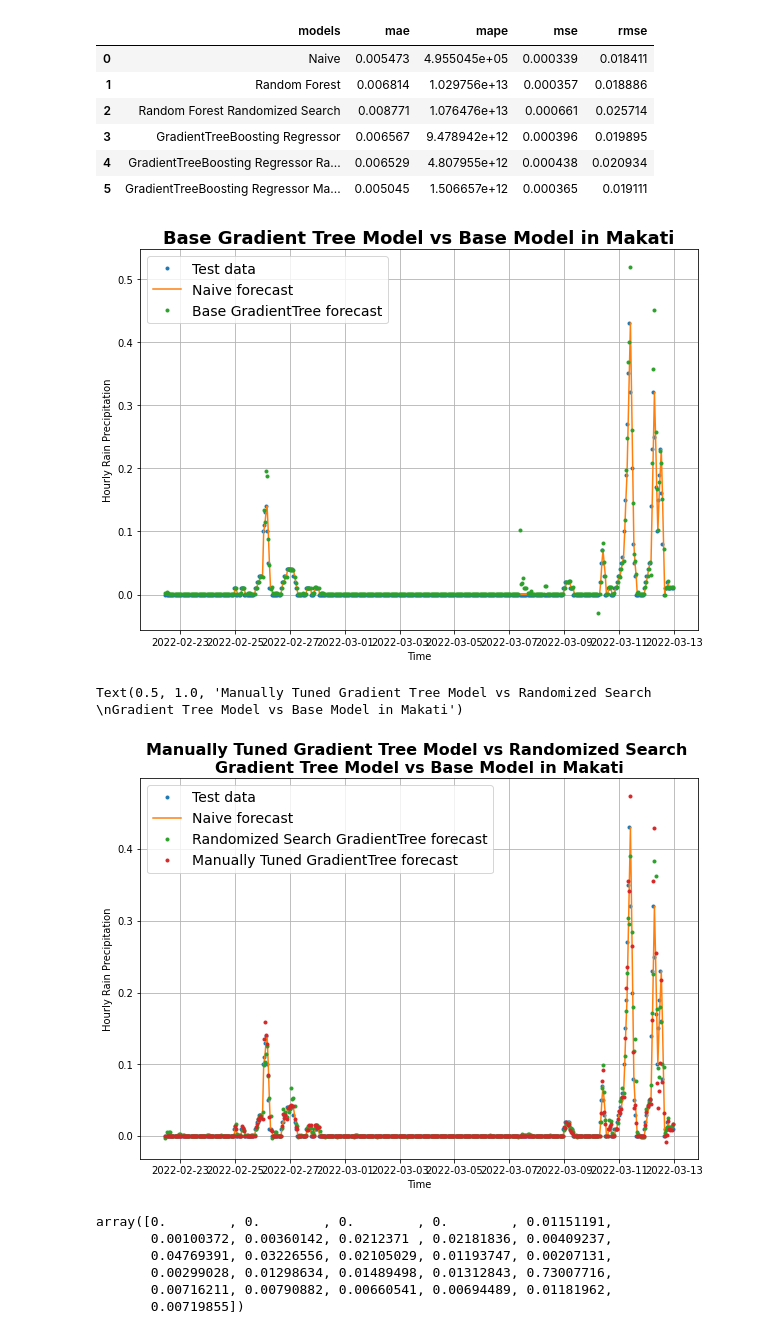
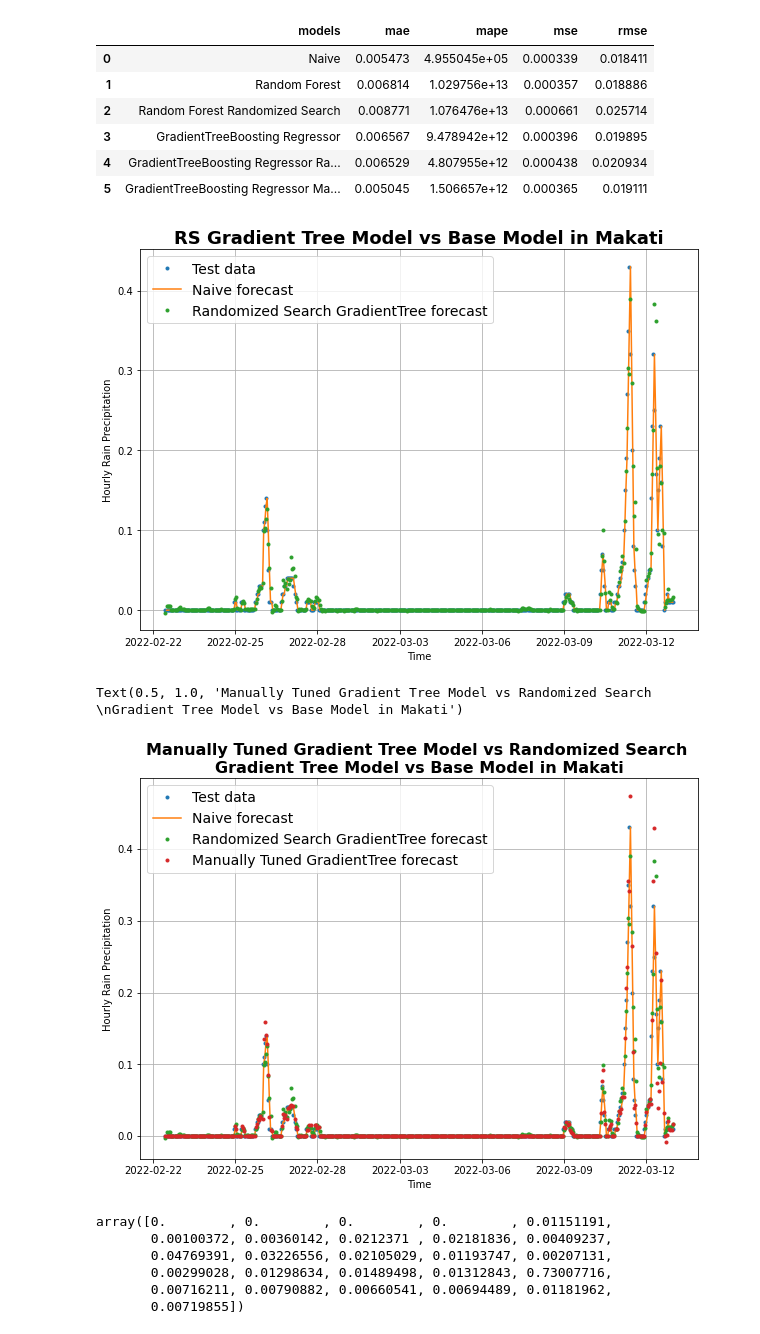
Before and after one commit to eRuaro/prac-research, a Jupyter notebook: Makati.ipynb, the cells around one changed output. Cells and saved outputs as stored; diff of their text form; code cells hidden in the pictures.

```diff
--- a/Makati.ipynb
+++ b/Makati.ipynb
@@ -1153,23 +1165,24 @@ best_gbr_forecast = best_gbr_model.predict(X_test)
 # %%
 plt.figure(figsize=(10, 7))
 offset = 10 # offset the values by 300 timesteps
 plot_time_series(timesteps=X_time_test,  values=y_test, label="Test data")
 plot_time_series(timesteps=X_time_test[1:], values=naive_forecast, format="-",  label="Naive forecast")
 # plot_time_series(timesteps=X_time_test, values=rs_forecast, label='RandomForest forecast')
 # plot_time_series(timesteps=X_time_test,   values=rs_ideal_forecast, label='Randomized Search RandomForest forecast')
 # plot_time_series(timesteps=X_time_test, start=offset, values=k_forecast, label='KNR forecast')
 # plot_time_series(timesteps=X_time_test, start=offset, values=rs_k_forecast, label='Ideal KNR forecast')
 # plot_time_series(timesteps=X_time_test, start=offset, values=svr_forecast, label='SVR forecast')
 # plot_time_series(timesteps=X_time_test, start=offset, values=rs_svr_forecast, label='Ideal SVR forecast')
 # plot_time_series(timesteps=X_time_test, start=offset, values=vr_forecast, label='VotingRegressor forecast')
-plot_time_series(timesteps=X_time_test, values=gbr_forecast, label='Base GradientTree forecast')
-# plot_time_series(timesteps=X_time_test,  values=rs_gbr_forecast, label='Randomized Search GradientTree forecast')
+# plot_time_series(timesteps=X_time_test, values=gbr_forecast, label='Base GradientTree forecast')
+plot_time_series(timesteps=X_time_test,  values=rs_gbr_forecast, label='Randomized Search GradientTree forecast')
 # plot_time_series(timesteps=X_time_test,  values=best_gbr_forecast, label='Best GradientTree forecast')
-plt.title('Base Gradient Tree Model vs Base Model in Makati', fontsize=18, fontweight='bold')
+plt.title('RS Gradient Tree Model vs Base Model in Makati', fontsize=18, fontweight='bold')
 
+plt.gca().xaxis.set_major_locator(mdates.DayLocator(interval=3));
 plt.show();
 # %% [output]
-[figure, old version]
+[figure, new version]
 # %%
 plt.figure(figsize=(10, 7))
 offset = 10 # offset the values by 300 timesteps
@@ -1177,10 +1190,11 @@ plot_time_series(timesteps=X_time_test,  values=y_test, label="Test data")
 plot_time_series(timesteps=X_time_test[1:], values=naive_forecast, format="-", label="Naive forecast");
 plot_time_series(timesteps=X_time_test,  values=rs_gbr_forecast, label='Randomized Search GradientTree forecast')
 plot_time_series(timesteps=X_time_test,  values=best_gbr_forecast, label='Manually Tuned GradientTree forecast')
+plt.gca().xaxis.set_major_locator(mdates.DayLocator(interval=3));
 plt.title('Manually Tuned Gradient Tree Model vs Randomized Search \nGradient Tree Model vs Base Model in Makati', fontsize=16, fontweight='bold')
 # %% [output]
 Text(0.5, 1.0, 'Manually Tuned Gradient Tree Model vs Randomized Search \nGradient Tree Model vs Base Model in Makati')
-[figure, old version]
+[figure, new version]
 # %%
 best_gbr_model.feature_importances_
 # %% [output]
```
Also changed, not shown: parts of 5 cells of this notebook.
